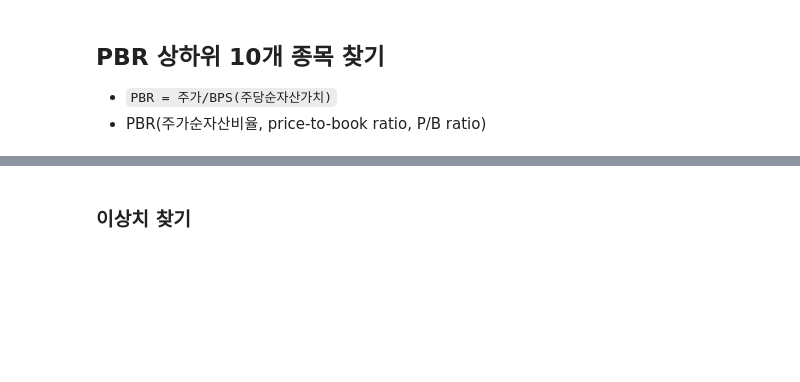
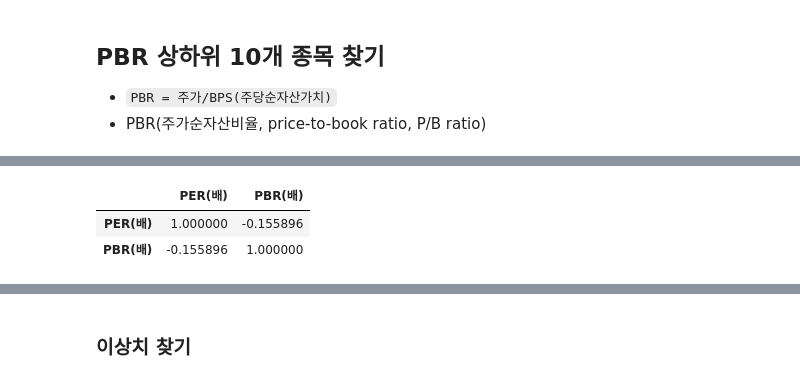
Before and after one commit to jamjamzo/finance-data-analysis, a Jupyter notebook: 5.3 업종 테마 분석-input.ipynb, the cells around one changed output, grey strips where cells are left out. Drawn from its saved outputs; the diff is of its cells as text; code cells hidden in the pictures; blank space fills up the shorter version.

```diff
--- a/5.3 업종 테마 분석-input.ipynb
+++ b/5.3 업종 테마 분석-input.ipynb
@@ -413,5 +440,10 @@ r이 +0.7과 +1.0 사이이면, 강한 양적 선형관계
 * PBR : 주가순자산비율, price-to-book ratio, P/B ratio
 # %%
 #  PER와 PBR의 상관계수를 구합니다.
+df[["PER(배)", "PBR(배)"]].corr()
+# %% [output]
+|  | PER(배) | PBR(배) |
+| PER(배) | 1.000000 | -0.155896 |
+| PBR(배) | -0.155896 | 1.000000 |
 # %%
 # scatterplot 을 통해 PER와 PBR이 선형성이 있는지 봅니다.
```
Also changed, not shown: parts of 22 cells of this notebook.
